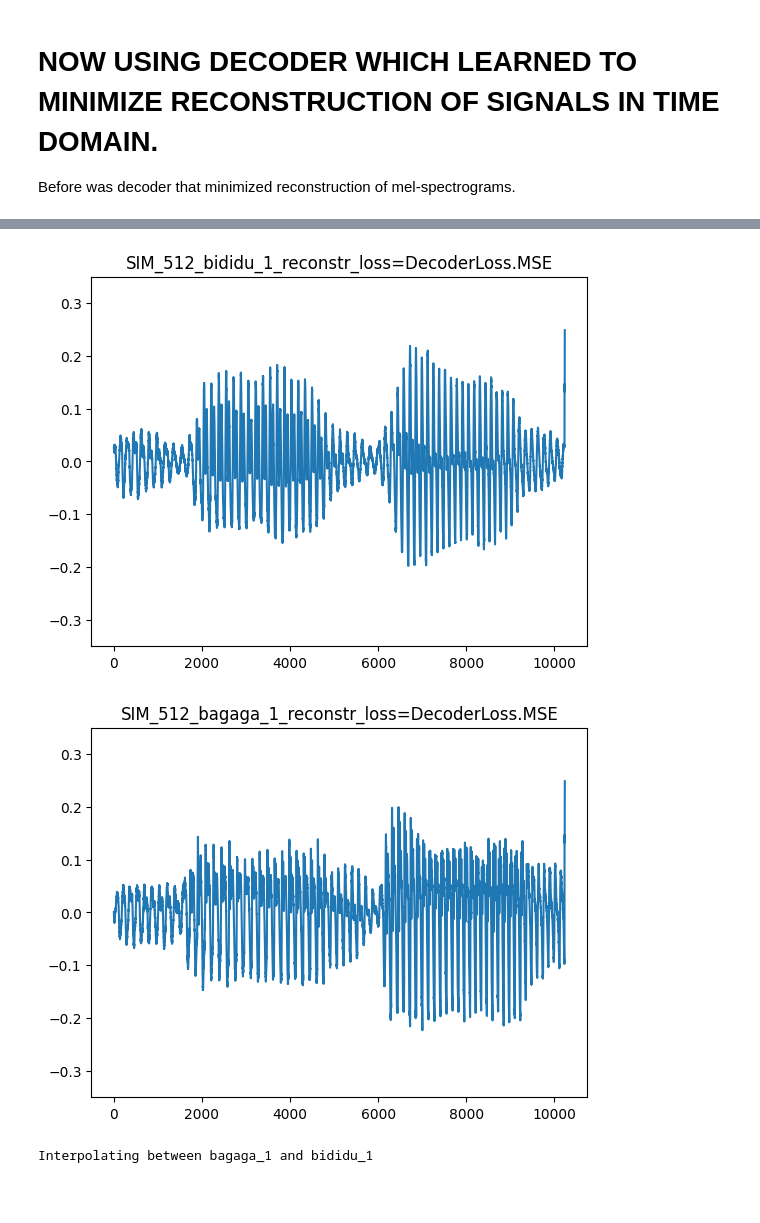
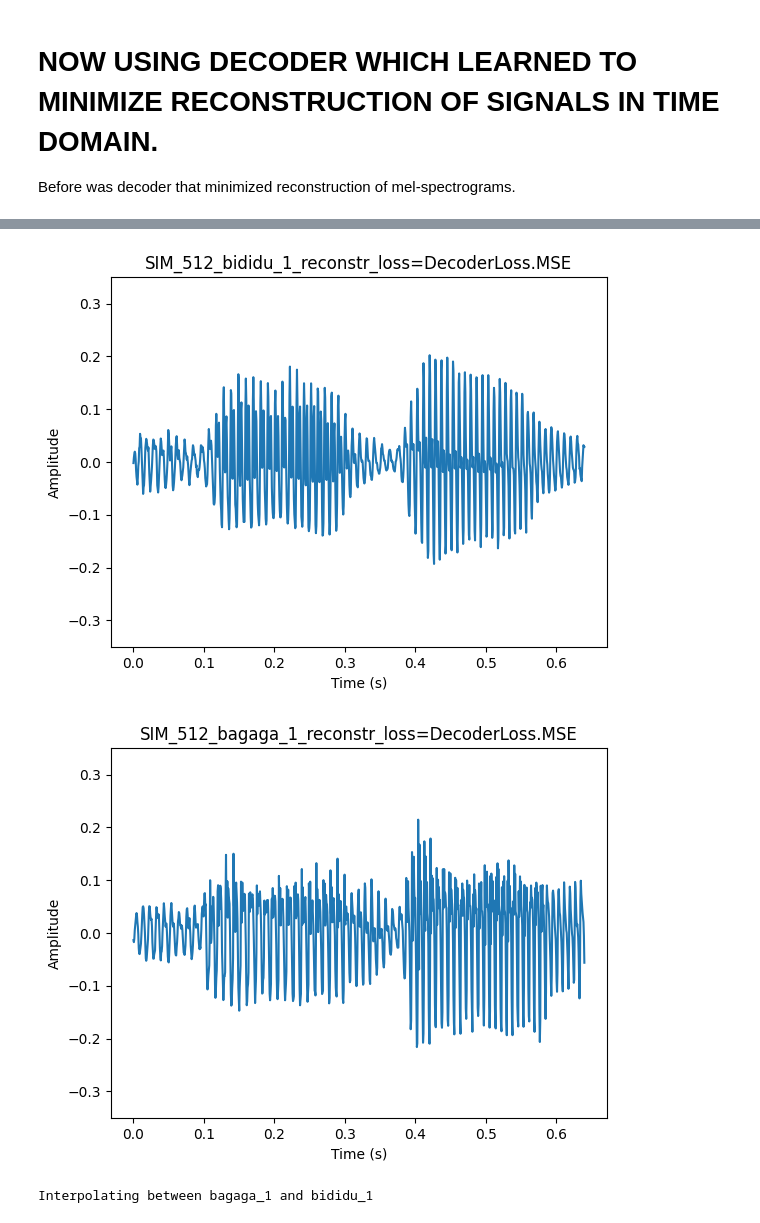
Before and after one commit to fdenoodt/Smooth-InfoMax, a Jupyter notebook: eval_decoder.ipynb, the cells around one changed output, grey strips where cells are left out. Drawn from its saved outputs; the diff is of its cells as text; code cells hidden in the pictures; blank space fills up the shorter version.

```diff
--- a/eval_decoder.ipynb
+++ b/eval_decoder.ipynb
@@ -42,6 +42,42 @@ def plot(z, savename=""):
     plt.plot(audio)
     # set x axis between 0 and 1000
     plt.ylim(-0.35, 0.35)
+
+    if savename:
+        plt.title(savename)
+        plt.savefig(f"temp/pdf/audio_{savename}.pdf")
+        plt.savefig(f"temp/png/audio_{savename}.png")
+        # tikz
+        try:
+            import tikzplotlib
+            tikzplotlib.save(f"temp/tex/audio_{savename}.tex")
+        except ImportError:
+            pass
+
+    plt.show()
+
+
+def plot_reduced_resolution(z, savename="", downsample_factor=10):
+    z_tensor = torch.from_numpy(z).float().to(opt.device)
+    x_reconstructed = _reconstruct_audio(z_tensor, decoder)
+    audio = x_reconstructed.squeeze().cpu().detach().numpy()
+
+    # Downsample the audio data
+    audio_downsampled = audio[::downsample_factor]
+
+    # Create a new x-axis array that corresponds to the downsampled audio data
+    # This time it's in seconds
+    x = np.linspace(0, len(audio) / 16000, len(audio_downsampled))
+
+    # Display audio time series
+    import matplotlib.pyplot as plt
+
+    plt.plot(x, audio_downsampled)
+    plt.ylim(-0.35, 0.35)
+
+    # x, y labels
+    plt.xlabel("Time (s)")
+    plt.ylabel("Amplitude")
 
     if savename:
         plt.title(savename)
@@ -559,37 +593,37 @@ context_model, decoder = _get_models(opt)
 
 _, _, z, filenames = _get_data(opt, context_model, decoder)
 print_z_names(filenames)
 # z1, z2, z1_file, z2_file = get_two_zs(z, filenames, 27, 15)  # 27 = bibibi_1, 15 = bagaga_1
 z1, z2, z1_file, z2_file = get_two_zs(z, filenames, 36, 15)  # 36 = bididu_1, 15 = bagaga_1
 # z1, z2, z1_file, z2_file = get_two_zs(z, filenames, 0, 19)  # 0 = babadu_1, 1 = bagubi_1
 
 audio(z1)
 audio(z2)
 
-plot(z1, savename=f"{type}_{nb_dims}_{z1_file}_reconstr_loss={opt.decoder_config.decoder_loss}")
-plot(z2, savename=f"{type}_{nb_dims}_{z2_file}_reconstr_loss={opt.decoder_config.decoder_loss}")
+plot_reduced_resolution(z1, savename=f"{type}_{nb_dims}_{z1_file}_reconstr_loss={opt.decoder_config.decoder_loss}", downsample_factor=10)
+plot_reduced_resolution(z2, savename=f"{type}_{nb_dims}_{z2_file}_reconstr_loss={opt.decoder_config.decoder_loss}", downsample_factor=10)
 # %% [output]
 Let's use 1 GPUs!
 Loading weights from  ./sim_logs//full_pipeline_bart/audio_FULL_PIPELINE_sim_de_boer_SIM=trueKLD=0.01
 DataParallel(
   (module): FullModel(
     (fullmodel): ModuleList(
       (0): IndependentModule(
         (encoder): CNNEncoder(
           (encoder): Sequential(
             (layer 0): Sequential(
               (0): Conv1d(1, 512, kernel_size=(10,), stride=(5,), padding=(2,))
               (1): ReLU()
             )
 ... (126 lines left out)
 Idx: 61: bugugi_1
 Idx: 62: dababu_2
 Idx: 63: dabagi_1
 bididu_1 bagaga_1
 [interactive output not drawn]
 [interactive output not drawn]
-[figure, old version]
+[figure, new version]
-[figure, old version]
+[figure, new version]
 # %%
 interpolations = interpolate(z1, z2, 10)
 print(f"Interpolating between {z2_file} and {z1_file}")
```
Also changed, not shown: parts of 7 cells of this notebook, 3 other files.
